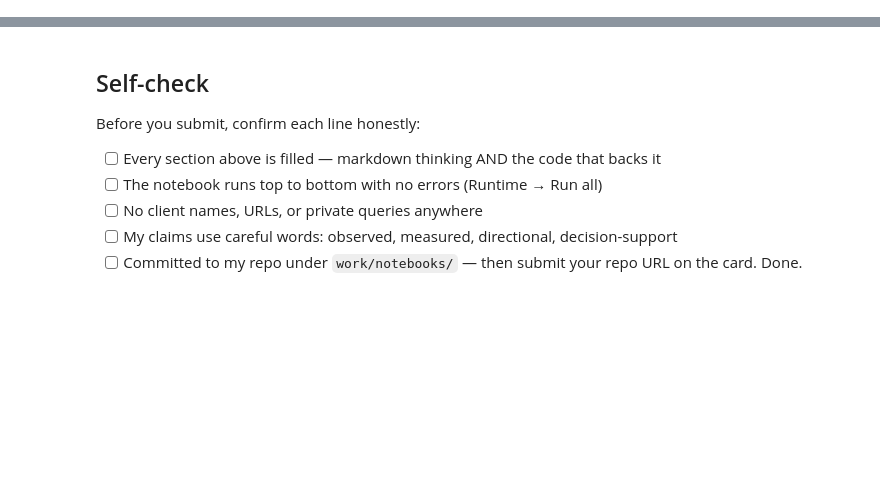
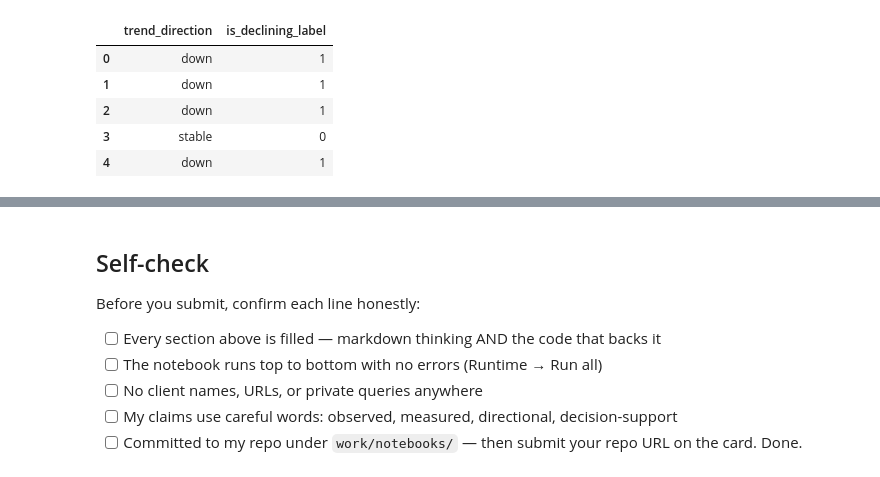
Before and after one commit to Mahnoor-Kalsoom/flyrank-ml-internship, a Jupyter notebook: work/notebooks/w02_ml_task_framing.ipynb, the cells around one changed output, grey strips where cells are left out. Saved outputs shown, nothing was run; the diff lists cells and outputs as text; code cells hidden in the pictures; blank space fills up the shorter version.

```diff
--- a/work/notebooks/w02_ml_task_framing.ipynb
+++ b/work/notebooks/w02_ml_task_framing.ipynb
@@ -19,0 +85,20 @@ This skeleton is yours to fill. Work the sections **in order** — each one has
+# %%
+import pandas as pd
+
+df = pd.read_csv("data/raw/content_refresh_anonymized.csv")
+
+df["is_declining_label"] = (
+    df["trend_direction"]
+      .str.lower()
+      .eq("down")
+      .astype(int)
+)
+
+df[["trend_direction", "is_declining_label"]].head()
+# %% [output]
+|  | trend_direction | is_declining_label |
+| 0 | down | 1 |
+| 1 | down | 1 |
+| 2 | down | 1 |
+| 3 | stable | 0 |
+| 4 | down | 1 |
```
Also changed, not shown: parts of 19 cells of this notebook.
